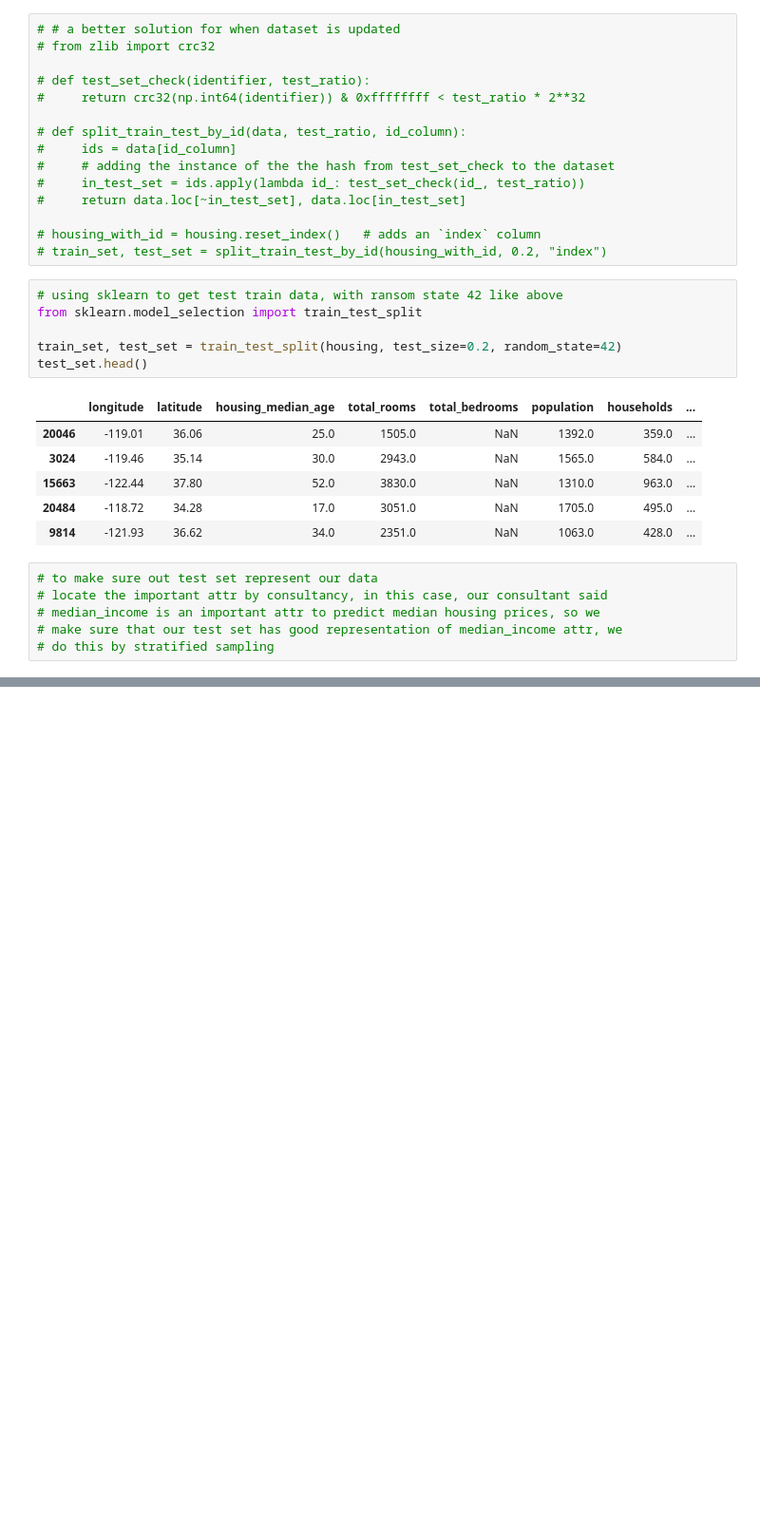
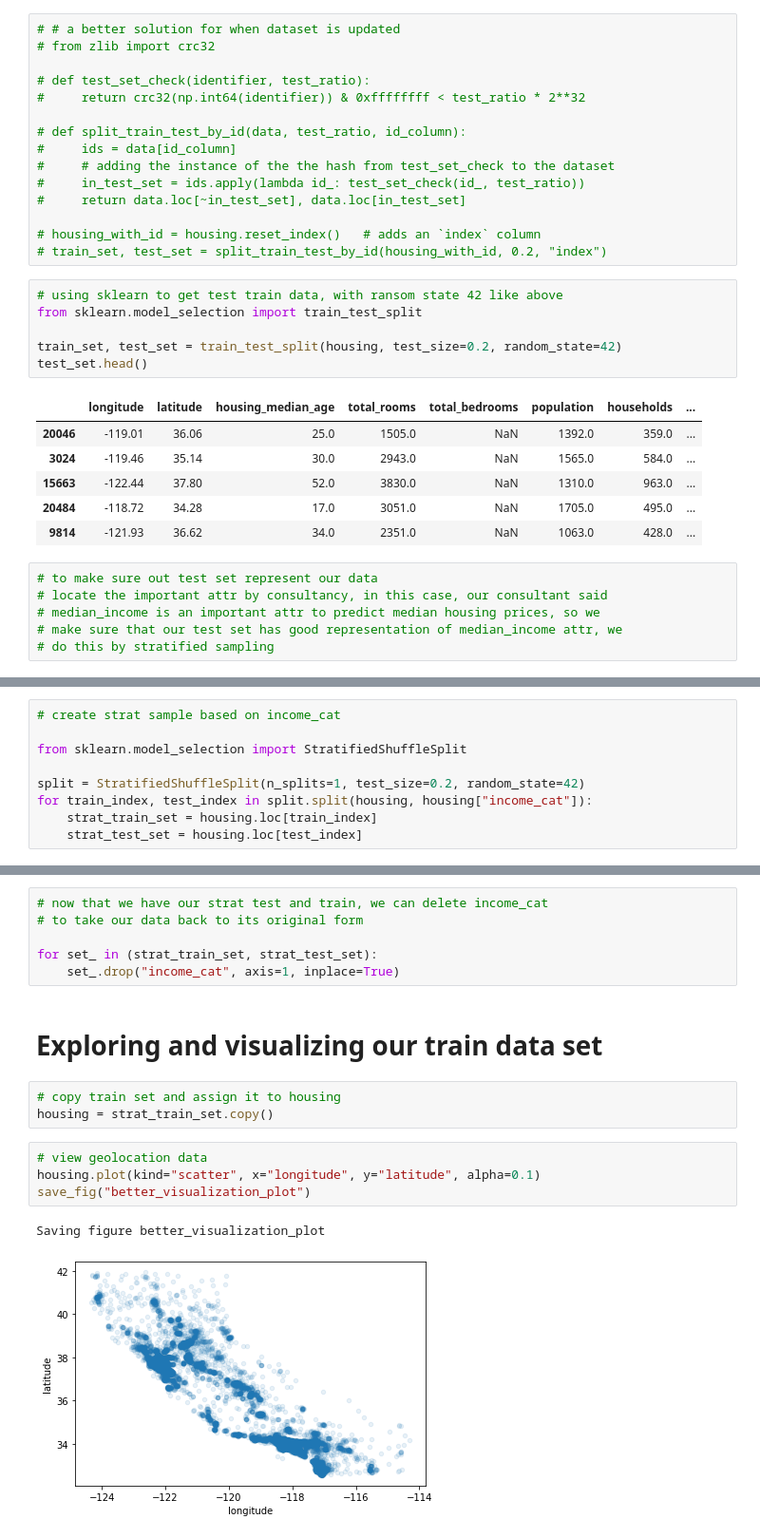
Before and after one commit to SaheedAde/homl, a Jupyter notebook: 2-e2e_ml_project.ipynb, the cells around one changed output, grey strips where cells are left out. Shown at 95% size. Saved outputs shown, nothing was run; the diff lists cells and outputs as text; blank space fills up the shorter version.

```diff
--- a/2-e2e_ml_project.ipynb
+++ b/2-e2e_ml_project.ipynb
@@ -159,0 +179,9 @@ test_set.head()
+# %%
+# create strat sample based on income_cat
+
+from sklearn.model_selection import StratifiedShuffleSplit
+
+split = StratifiedShuffleSplit(n_splits=1, test_size=0.2, random_state=42)
+for train_index, test_index in split.split(housing, housing["income_cat"]):
+    strat_train_set = housing.loc[train_index]
+    strat_test_set = housing.loc[test_index]
@@ -159,0 +222,18 @@ test_set.head()
+# %%
+# now that we have our strat test and train, we can delete income_cat
+# to take our data back to its original form
+
+for set_ in (strat_train_set, strat_test_set):
+    set_.drop("income_cat", axis=1, inplace=True)
+# %% [markdown]
+# Exploring and visualizing our train data set
+# %%
+# copy train set and assign it to housing
+housing = strat_train_set.copy()
+# %%
+# view geolocation data
+housing.plot(kind="scatter", x="longitude", y="latitude", alpha=0.1)
+save_fig("better_visualization_plot")
+# %% [output]
+Saving figure better_visualization_plot
+[figure, added]
```
Also changed, not shown: parts of 11 cells of this notebook.
